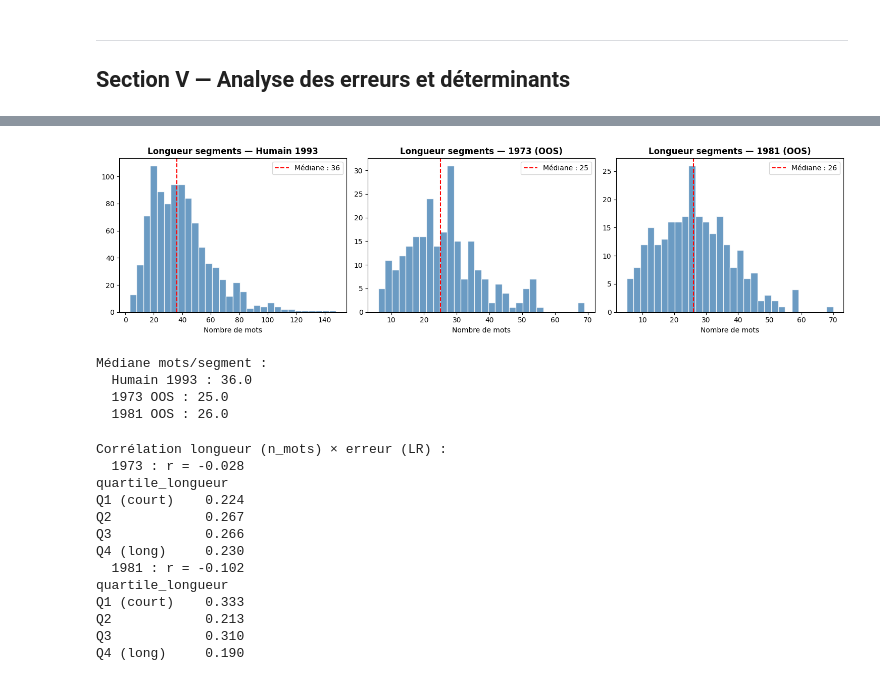
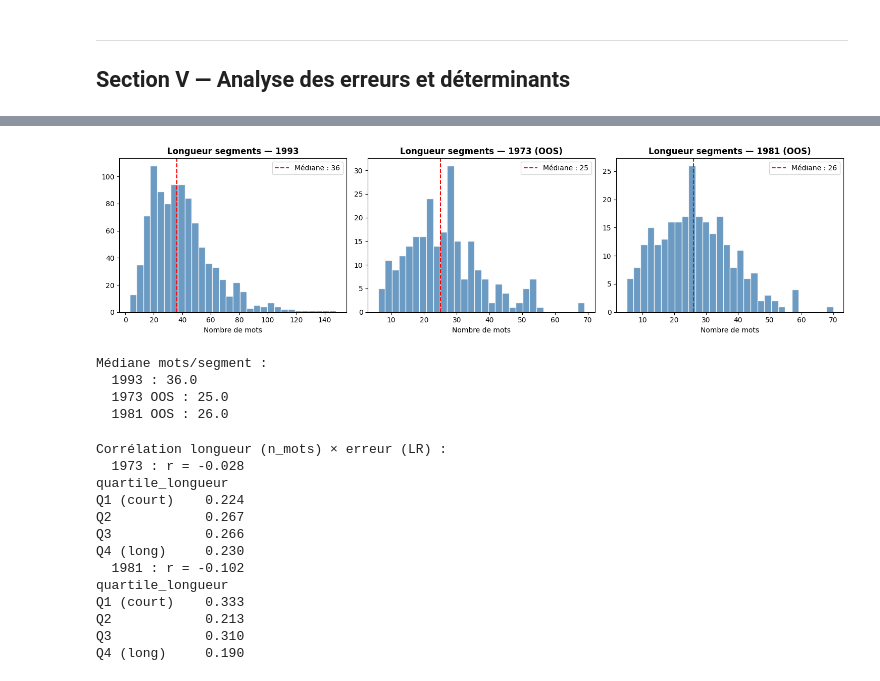
Before and after one commit to Julien-website/NLP_ENSAE_Project, a Jupyter notebook: analyse_oos.ipynb, the cells around one changed output, grey strips where cells are left out. Drawn from its saved outputs; the diff is of its cells as text; code cells hidden in the pictures.

```diff
--- a/analyse_oos.ipynb
+++ b/analyse_oos.ipynb
@@ -625,10 +622,10 @@ plt.show()
 ---
 ## Section IV — Analyse du décalage de distribution (covariate shift)
 # %%
-# 4.1 — Shift lexical : taux de tokens OOV par rapport au vocabulaire TF-IDF humain
-tfidf_humain = TfidfVectorizer(ngram_range=(1, 2), min_df=3, max_df=0.95)
-tfidf_humain.fit(df_train['texte_lemmatise'].fillna(''))
-vocab_train = set(tfidf_humain.vocabulary_.keys())
+# 4.1 — Shift lexical : taux de tokens OOV par rapport au vocabulaire TF-IDF 1993
+tfidf_1993 = TfidfVectorizer(ngram_range=(1, 2), min_df=3, max_df=0.95)
+tfidf_1993.fit(df_train['texte_lemmatise'].fillna(''))
+vocab_train = set(tfidf_1993.vocabulary_.keys())
 
 def oov_rate(textes, vocab):
     rates = []
@@ -640,8 +637,8 @@ def oov_rate(textes, vocab):
         rates.append(oov / len(tokens))
     return np.mean(rates) if rates else 0
 
-print('Taux OOV par rapport au vocabulaire TF-IDF du train humain :')
-for label, df_oos in [('Humain (test)', df_test_humain), ('1973 (OOS)', df_1973), ('1981 (OOS)', df_1981)]:
+print('Taux OOV par rapport au vocabulaire TF-IDF 1993 (train) :')
+for label, df_oos in [('1993 (test)', df_test_1993), ('1973 (OOS)', df_1973), ('1981 (OOS)', df_1981)]:
     rate = oov_rate(df_oos['texte_lemmatise'].fillna(''), vocab_train)
-    print(f'  {label} : {rate*100:.1f}% de tokens absents du vocab humain')
+    print(f'  {label} : {rate*100:.1f}% de tokens absents du vocab 1993')
 # %% [output]
@@ -652,5 +649,5 @@ Taux OOV par rapport au vocabulaire TF-IDF du train humain :
 # %%
-# Wordclouds : termes spécifiques à 1973/1981 absents du vocabulaire du train humain
+# Wordclouds : termes spécifiques à 1973/1981 absents du vocabulaire du train 1993
 def top_oov_words(df_oos, vocab_ref, top_n=50):
     counter = {}
     for t in df_oos['texte_lemmatise'].dropna():
@@ -667,7 +664,7 @@ for ax, (year, df_oos) in zip(axes, [(1973, df_1973), (1981, df_1981)]):
         wc.generate_from_frequencies(oov_words)
         ax.imshow(wc, interpolation='bilinear')
     ax.axis('off')
-    ax.set_title(f'Termes {year} absents du vocabulaire humain (train)', fontsize=13, fontweight='bold')
+    ax.set_title(f'Termes {year} absents du vocabulaire 1993', fontsize=13, fontweight='bold')
 plt.tight_layout()
 plt.show()
 # %% [output]
@@ -675,8 +672,8 @@ plt.show()
 # %%
 # 4.2 — Shift des features linguistiques : boxplots comparatifs
-feats_plot = [f for f in features_significatives if f != 'texte_lemmatise' and f in df_humain.columns]
+feats_plot = [f for f in features_significatives if f != 'texte_lemmatise' and f in df_1993.columns]
 df_all = pd.concat([
-    df_train[feats_plot + ['Label']].assign(annee='Humain train'),
+    df_train[feats_plot + ['Label']].assign(annee='1993 (train)'),
     df_1973[feats_plot + ['Label']].assign(annee='1973 OOS'),
     df_1981[feats_plot + ['Label']].assign(annee='1981 OOS'),
 ], ignore_index=True)
@@ -689,7 +686,7 @@ axes_flat = axes.flatten()
 
 for i, feat in enumerate(feats_plot):
     sns.boxplot(data=df_all, x='annee', y=feat, ax=axes_flat[i],
-                palette={'Humain train': 'steelblue', '1973 OOS': 'darkorange', '1981 OOS': 'seagreen'})
+                palette={'1993 (train)': 'steelblue', '1973 OOS': 'darkorange', '1981 OOS': 'seagreen'})
     axes_flat[i].set_title(feat, fontsize=10)
     axes_flat[i].set_xlabel('')
     axes_flat[i].tick_params(axis='x', rotation=20)
@@ -697,7 +694,7 @@ for i, feat in enumerate(feats_plot):
 for j in range(i+1, len(axes_flat)):
     axes_flat[j].set_visible(False)
 
-plt.suptitle('Distribution des features linguistiques : train humain vs OOS 1973/1981',
+plt.suptitle('Distribution des features linguistiques : train 1993 vs OOS 1973/1981',
              fontsize=13, fontweight='bold')
 plt.tight_layout()
 plt.show()
@@ -744,9 +741,9 @@ plt.show()
 [figure]
 # %%
 # 4.3 — Pouvoir discriminant de ratio_concretude_lexicale par dataset
-if 'ratio_concretude_lexicale' in df_humain.columns:
+if 'ratio_concretude_lexicale' in df_1993.columns:
     fig, axes = plt.subplots(1, 3, figsize=(16, 5), sharey=False)
-    for ax, (label, df_oos) in zip(axes, [('Humain (test)', df_test_humain),
+    for ax, (label, df_oos) in zip(axes, [('1993 (test)', df_test_1993),
                                            ('1973 (OOS)', df_1973),
                                            ('1981 (OOS)', df_1981)]):
         for lbl_val, color in [(0, 'steelblue'), (1, 'darkorange')]:
@@ -756,7 +753,7 @@ if 'ratio_concretude_lexicale' in df_humain.columns:
         ax.set_title(f'ratio_concretude_lexicale — {label}', fontweight='bold')
         ax.set_xlabel('Ratio (0=LDB, 1=Concret)')
         ax.legend(fontsize=9)
-    plt.suptitle('Pouvoir discriminant de ratio_concretude_lexicale\n(feature construite sur vocab humain train)',
+    plt.suptitle('Pouvoir discriminant de ratio_concretude_lexicale\n(feature construite sur vocab 1993)',
                  fontsize=12, fontweight='bold')
     plt.tight_layout()
     plt.show()
@@ -798,27 +795,27 @@ Faux négatifs (LDB → prédit concret) : 10 (3.8%)
   [G] Favoriser la liberté de création dans la vie économique en développant des entreprises à formes associatives....
 # %%
 # 5.2 — Distribution de la longueur des segments par dataset
-for df_oos in [df_humain, df_1973, df_1981]:
+for df_oos in [df_1993, df_1973, df_1981]:
     df_oos['n_mots'] = df_oos['Texte'].apply(lambda t: len(str(t).split()))
 
 fig, axes = plt.subplots(1, 3, figsize=(15, 4))
-for ax, (label, df_oos) in zip(axes, [('Humain 1993', df_humain), ('1973 (OOS)', df_1973), ('1981 (OOS)', df_1981)]):
+for ax, (label, df_oos) in zip(axes, [('1993', df_1993), ('1973 (OOS)', df_1973), ('1981 (OOS)', df_1981)]):
     ax.hist(df_oos['n_mots'], bins=30, color='steelblue', edgecolor='white', alpha=0.8)
     ax.axvline(df_oos['n_mots'].median(), color='red', linestyle='--',
                label=f'Médiane : {df_oos["n_mots"].median():.0f}')
     ax.set_title(f'Longueur segments — {label}', fontweight='bold')
     ax.set_xlabel('Nombre de mots')
     ax.legend()
 plt.tight_layout()
 plt.show()
 
 print('Médiane mots/segment :')
-for label, df_oos in [('Humain 1993', df_humain), ('1973 OOS', df_1973), ('1981 OOS', df_1981)]:
+for label, df_oos in [('1993', df_1993), ('1973 OOS', df_1973), ('1981 OOS', df_1981)]:
     print(f'  {label} : {df_oos["n_mots"].median():.1f}')
 # %% [output]
-[figure, old version]
+[figure, new version]
 Médiane mots/segment :
-  Humain 1993 : 36.0
+  1993 : 36.0
   1973 OOS : 25.0
   1981 OOS : 26.0
 # %%
```
Also changed, not shown: parts of 17 cells of this notebook.
